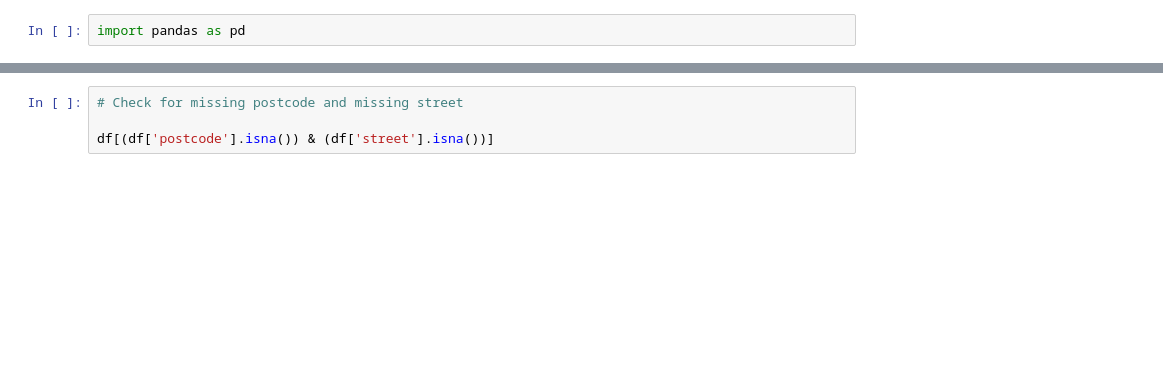
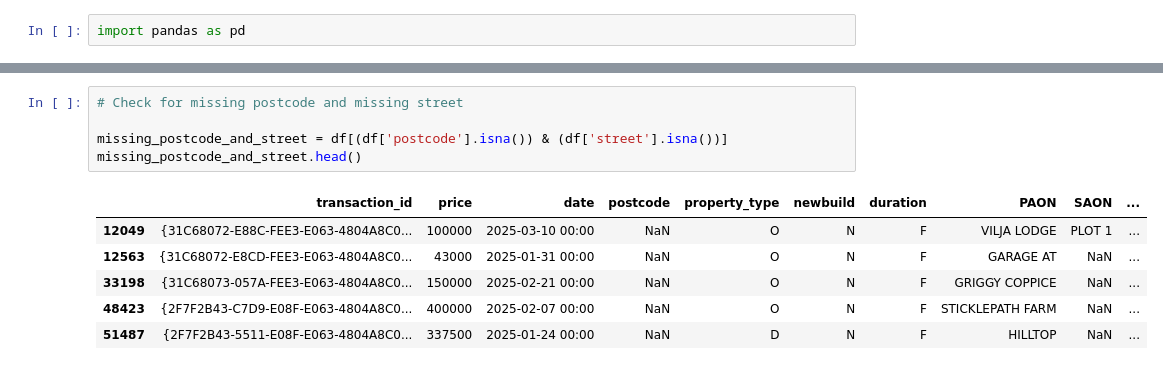
Before and after one commit to Sammz/DF_capstone, a Jupyter notebook: notebooks/exploratory_analysis.ipynb, the cells around one changed output, grey strips where cells are left out. Drawn from its saved outputs; the diff is of its cells as text; blank space fills up the shorter version.

```diff
--- a/notebooks/exploratory_analysis.ipynb
+++ b/notebooks/exploratory_analysis.ipynb
@@ -19,7 +52,15 @@ df[df['postcode'].isna()]
 # %%
 # Check for missing postcode and missing street
 
-df[(df['postcode'].isna()) & (df['street'].isna())]
+missing_postcode_and_street = df[(df['postcode'].isna()) & (df['street'].isna())]
+missing_postcode_and_street.head()
+# %% [output]
+|  | transaction_id | price | date | postcode | property_type | newbuild | duration | PAON | SAON | ... |
+| 12049 | {31C68072-E88C-FEE3-E063-4804A8C0... | 100000 | 2025-03-10 00:00 | NaN | O | N | F | VILJA LODGE | PLOT 1 | ... |
+| 12563 | {31C68072-E8CD-FEE3-E063-4804A8C0... | 43000 | 2025-01-31 00:00 | NaN | O | N | F | GARAGE AT | NaN | ... |
+| 33198 | {31C68073-057A-FEE3-E063-4804A8C0... | 150000 | 2025-02-21 00:00 | NaN | O | N | F | GRIGGY COPPICE | NaN | ... |
+| 48423 | {2F7F2B43-C7D9-E08F-E063-4804A8C0... | 400000 | 2025-02-07 00:00 | NaN | O | N | F | STICKLEPATH FARM | NaN | ... |
+| 51487 | {2F7F2B43-5511-E08F-E063-4804A8C0... | 337500 | 2025-01-24 00:00 | NaN | D | N | F | HILLTOP | NaN | ... |
 # %%
 # Check for duplicates
 
```
Also changed, not shown: parts of 5 cells of this notebook.
